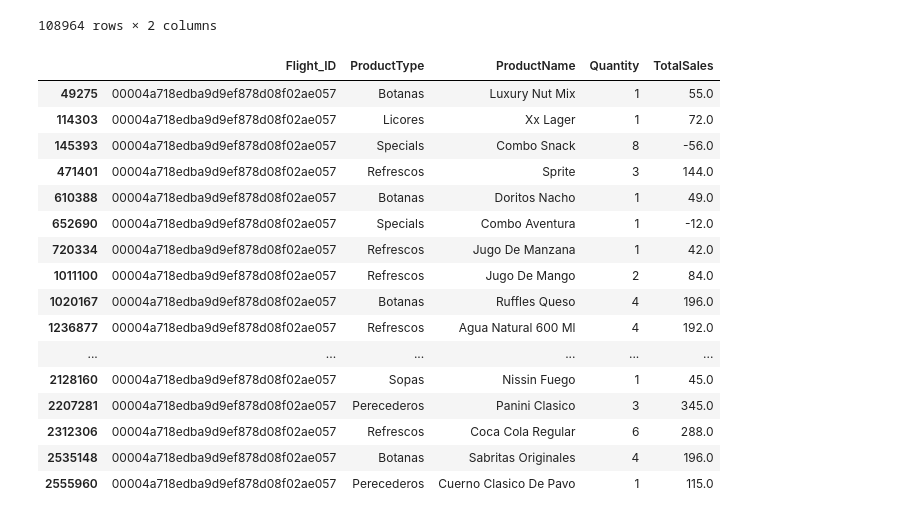
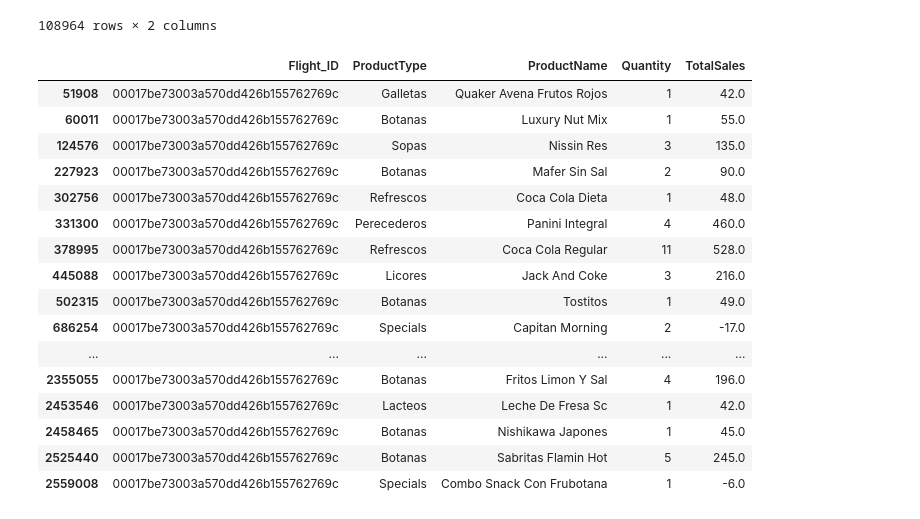
Before and after one commit to alvaronieto02/Datathon-Viva-Aerobus-Milonga, a Jupyter notebook: Missael/test_ventas.ipynb, the cells around one changed output. Drawn from its saved outputs; the diff is of its cells as text; code cells hidden in the pictures.

```diff
--- a/Missael/test_ventas.ipynb
+++ b/Missael/test_ventas.ipynb
@@ -65,23 +65,23 @@ df_ventas[["Flight_ID","Quantity","TotalSales"]].groupby("Flight_ID").sum()
 | ffff881a59bc5274e97ea3c4de344e05 | 14 | 666.0 |
 108964 rows × 2 columns
 # %%
-df_ventas[ df_ventas["Flight_ID"] == "00004a718edba9d9ef878d08f02ae057" ]
+df_ventas[ df_ventas["Flight_ID"] == "00017be73003a570dd426b155762769c" ]
 # %% [output]
 |  | Flight_ID | ProductType | ProductName | Quantity | TotalSales |
-| 49275 | 00004a718edba9d9ef878d08f02ae057 | Botanas | Luxury Nut Mix | 1 | 55.0 |
-| 114303 | 00004a718edba9d9ef878d08f02ae057 | Licores | Xx Lager | 1 | 72.0 |
-| 145393 | 00004a718edba9d9ef878d08f02ae057 | Specials | Combo Snack | 8 | -56.0 |
-| 471401 | 00004a718edba9d9ef878d08f02ae057 | Refrescos | Sprite | 3 | 144.0 |
-| 610388 | 00004a718edba9d9ef878d08f02ae057 | Botanas | Doritos Nacho | 1 | 49.0 |
-| 652690 | 00004a718edba9d9ef878d08f02ae057 | Specials | Combo Aventura | 1 | -12.0 |
-| 720334 | 00004a718edba9d9ef878d08f02ae057 | Refrescos | Jugo De Manzana | 1 | 42.0 |
-| 1011100 | 00004a718edba9d9ef878d08f02ae057 | Refrescos | Jugo De Mango | 2 | 84.0 |
-| 1020167 | 00004a718edba9d9ef878d08f02ae057 | Botanas | Ruffles Queso | 4 | 196.0 |
-| 1236877 | 00004a718edba9d9ef878d08f02ae057 | Refrescos | Agua Natural 600 Ml | 4 | 192.0 |
+| 51908 | 00017be73003a570dd426b155762769c | Galletas | Quaker Avena Frutos Rojos | 1 | 42.0 |
+| 60011 | 00017be73003a570dd426b155762769c | Botanas | Luxury Nut Mix | 1 | 55.0 |
+| 124576 | 00017be73003a570dd426b155762769c | Sopas | Nissin Res | 3 | 135.0 |
+| 227923 | 00017be73003a570dd426b155762769c | Botanas | Mafer Sin Sal | 2 | 90.0 |
+| 302756 | 00017be73003a570dd426b155762769c | Refrescos | Coca Cola Dieta | 1 | 48.0 |
+| 331300 | 00017be73003a570dd426b155762769c | Perecederos | Panini Integral | 4 | 460.0 |
+| 378995 | 00017be73003a570dd426b155762769c | Refrescos | Coca Cola Regular | 11 | 528.0 |
+| 445088 | 00017be73003a570dd426b155762769c | Licores | Jack And Coke | 3 | 216.0 |
+| 502315 | 00017be73003a570dd426b155762769c | Botanas | Tostitos | 1 | 49.0 |
+| 686254 | 00017be73003a570dd426b155762769c | Specials | Capitan Morning | 2 | -17.0 |
 | ... | ... | ... | ... | ... | ... |
-| 2128160 | 00004a718edba9d9ef878d08f02ae057 | Sopas | Nissin Fuego | 1 | 45.0 |
-| 2207281 | 00004a718edba9d9ef878d08f02ae057 | Perecederos | Panini Clasico | 3 | 345.0 |
-| 2312306 | 00004a718edba9d9ef878d08f02ae057 | Refrescos | Coca Cola Regular | 6 | 288.0 |
-| 2535148 | 00004a718edba9d9ef878d08f02ae057 | Botanas | Sabritas Originales | 4 | 196.0 |
-| 2555960 | 00004a718edba9d9ef878d08f02ae057 | Perecederos | Cuerno Clasico De Pavo | 1 | 115.0 |
+| 2355055 | 00017be73003a570dd426b155762769c | Botanas | Fritos Limon Y Sal | 4 | 196.0 |
+| 2453546 | 00017be73003a570dd426b155762769c | Lacteos | Leche De Fresa Sc | 1 | 42.0 |
+| 2458465 | 00017be73003a570dd426b155762769c | Botanas | Nishikawa Japones | 1 | 45.0 |
+| 2525440 | 00017be73003a570dd426b155762769c | Botanas | Sabritas Flamin Hot | 5 | 245.0 |
+| 2559008 | 00017be73003a570dd426b155762769c | Specials | Combo Snack Con Frubotana | 1 | -6.0 |
 # %%
```
Also changed, not shown: parts of 2 cells of this notebook.
